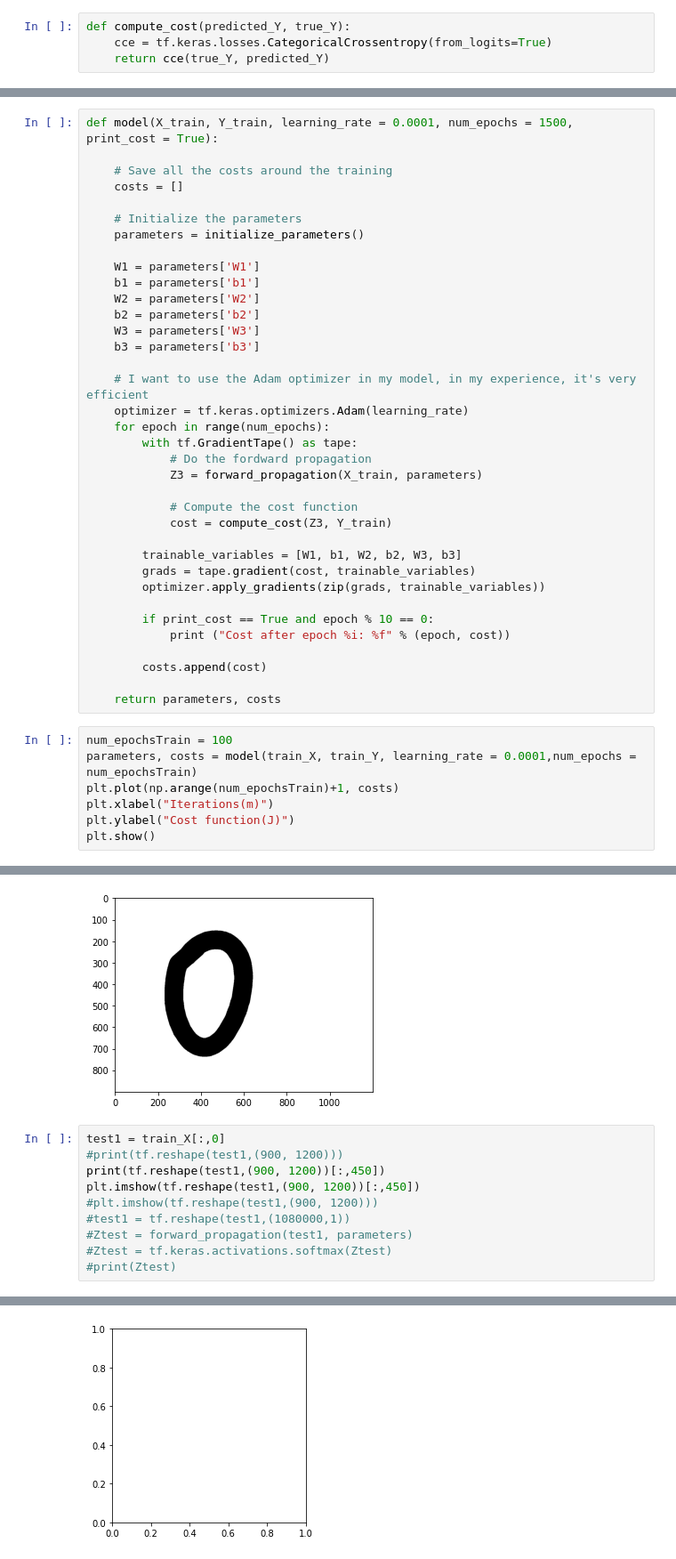
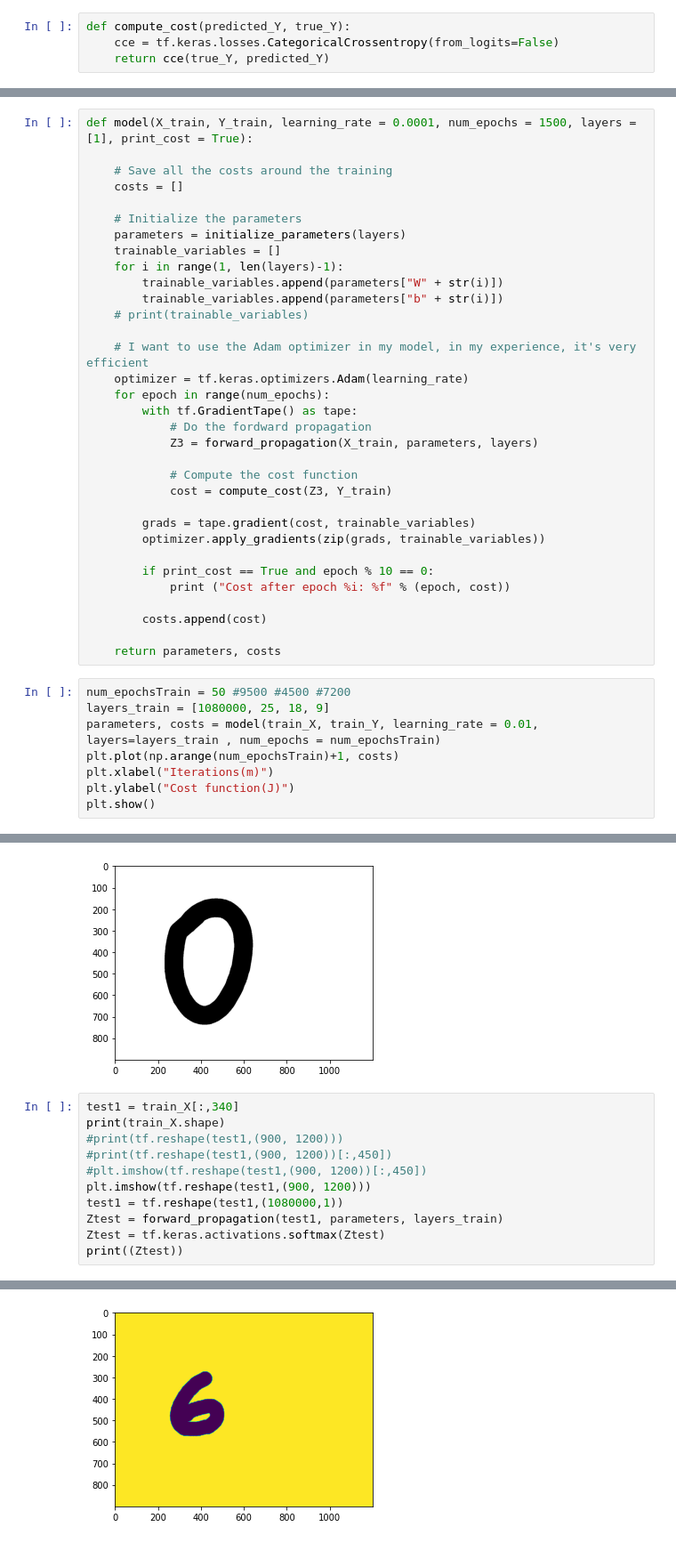
Before and after one commit to Giovanni2414/Machine-Learning-Own-Projects, a Jupyter notebook: Multi-class Tensorflow Introduction/New Training Multi-Class.ipynb, the cells around one changed output, grey strips where cells are left out. Shown: that part at 89% size. Drawn from its saved outputs; the diff is of its cells as text.

Commit message:
New trainings

```diff
--- a/Multi-class Tensorflow Introduction/New Training Multi-Class.ipynb
+++ b/Multi-class Tensorflow Introduction/New Training Multi-Class.ipynb
@@ -118,6 +116,6 @@ tf.Tensor(
 # %%
 def compute_cost(predicted_Y, true_Y):
-    cce = tf.keras.losses.CategoricalCrossentropy(from_logits=True)
+    cce = tf.keras.losses.CategoricalCrossentropy(from_logits=False)
     return cce(true_Y, predicted_Y)
 # %%
 pred = tf.constant([[ 2.4048107,   5.0334096 ],
@@ -138,30 +136,27 @@ tf.Tensor(1.8070068, shape=(), dtype=float32)
 # %%
-def model(X_train, Y_train, learning_rate = 0.0001, num_epochs = 1500, print_cost = True):
+def model(X_train, Y_train, learning_rate = 0.0001, num_epochs = 1500, layers = [1], print_cost = True):
 
     # Save all the costs around the training
     costs = []
 
     # Initialize the parameters
-    parameters = initialize_parameters()
-
-    W1 = parameters['W1']
-    b1 = parameters['b1']
-    W2 = parameters['W2']
-    b2 = parameters['b2']
-    W3 = parameters['W3']
-    b3 = parameters['b3']
+    parameters = initialize_parameters(layers)
+    trainable_variables = []
+    for i in range(1, len(layers)-1):
+        trainable_variables.append(parameters["W" + str(i)])
+        trainable_variables.append(parameters["b" + str(i)])
+    # print(trainable_variables)
 
     # I want to use the Adam optimizer in my model, in my experience, it's very efficient
     optimizer = tf.keras.optimizers.Adam(learning_rate)
     for epoch in range(num_epochs):
         with tf.GradientTape() as tape:
             # Do the fordward propagation
-            Z3 = forward_propagation(X_train, parameters)
+            Z3 = forward_propagation(X_train, parameters, layers)
 
             # Compute the cost function
             cost = compute_cost(Z3, Y_train)
 
-        trainable_variables = [W1, b1, W2, b2, W3, b3]
         grads = tape.gradient(cost, trainable_variables)
         optimizer.apply_gradients(zip(grads, trainable_variables))
 
@@ -172,8 +167,9 @@ def model(X_train, Y_train, learning_rate = 0.0001, num_epochs = 1500, print_cos
 
     return parameters, costs
 # %%
-num_epochsTrain = 100
-parameters, costs = model(train_X, train_Y, learning_rate = 0.0001,num_epochs = num_epochsTrain)
+num_epochsTrain = 50 #9500 #4500 #7200
+layers_train = [1080000, 25, 18, 9]
+parameters, costs = model(train_X, train_Y, learning_rate = 0.01, layers=layers_train , num_epochs = num_epochsTrain)
 plt.plot(np.arange(num_epochsTrain)+1, costs)
 plt.xlabel("Iterations(m)")
 plt.ylabel("Cost function(J)")
@@ -199,13 +190,14 @@ plt.imshow(temp4)
 <matplotlib.image.AxesImage at 0x...>
 [figure]
 # %%
-test1 = train_X[:,0]
+test1 = train_X[:,340]
+print(train_X.shape)
 #print(tf.reshape(test1,(900, 1200)))
-print(tf.reshape(test1,(900, 1200))[:,450])
-plt.imshow(tf.reshape(test1,(900, 1200))[:,450])
-#plt.imshow(tf.reshape(test1,(900, 1200)))
-#test1 = tf.reshape(test1,(1080000,1))
-#Ztest = forward_propagation(test1, parameters)
-#Ztest = tf.keras.activations.softmax(Ztest)
-#print(Ztest)
+#print(tf.reshape(test1,(900, 1200))[:,450])
+#plt.imshow(tf.reshape(test1,(900, 1200))[:,450])
+plt.imshow(tf.reshape(test1,(900, 1200)))
+test1 = tf.reshape(test1,(1080000,1))
+Ztest = forward_propagation(test1, parameters, layers_train)
+Ztest = tf.keras.activations.softmax(Ztest)
+print((Ztest))
 # %% [output]
@@ -230 +215 @@ TypeError: Invalid shape (900,) for image data
-[figure, old version]
+[figure, new version]
```
Also changed, not shown: parts of 9 cells of this notebook.
